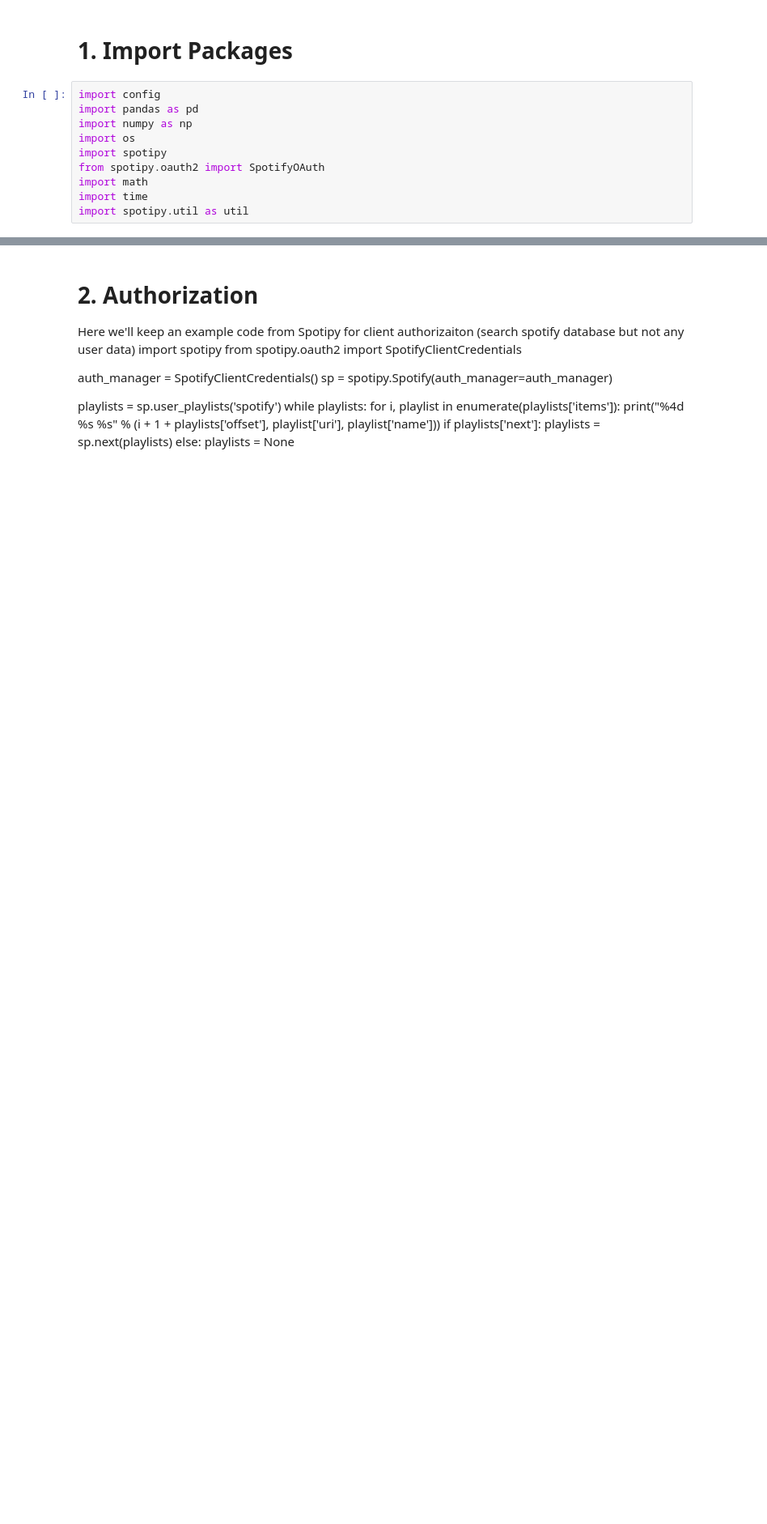
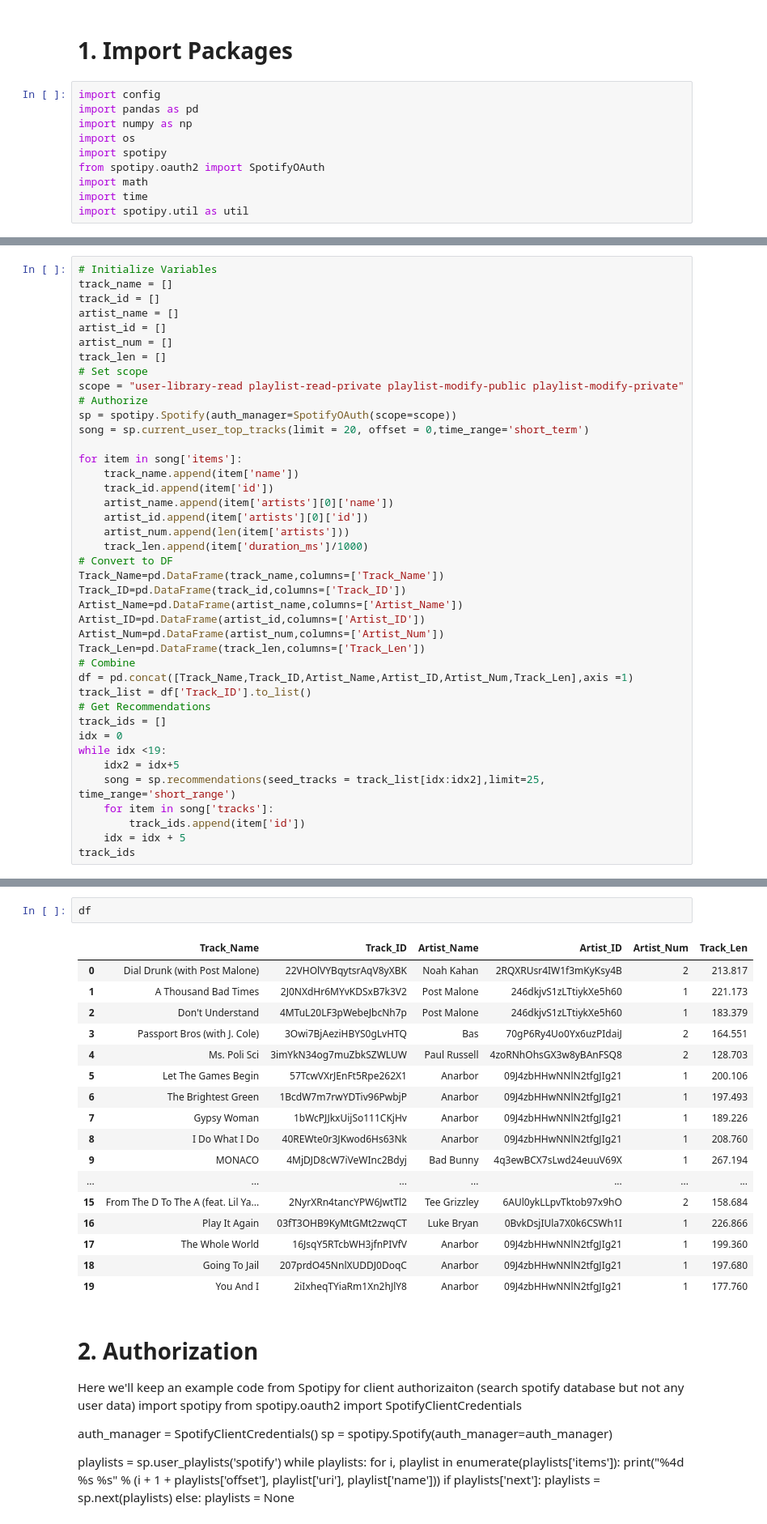
Before and after one commit to gossdante/spotify_repo, a Jupyter notebook: Spotify_Workbook.ipynb, the cells around one changed output, grey strips where cells are left out. Shown at 81% size. Cells and saved outputs as stored; diff of their text form; blank space fills up the shorter version.

```diff
--- a/Spotify_Workbook.ipynb
+++ b/Spotify_Workbook.ipynb
@@ -31,0 +129,41 @@ import spotipy.util as util
+# %%
+# Initialize Variables
+track_name = []
+track_id = []
+artist_name = []
+artist_id = []
+artist_num = []
+track_len = []
+# Set scope
+scope = "user-library-read playlist-read-private playlist-modify-public playlist-modify-private"
+# Authorize
+sp = spotipy.Spotify(auth_manager=SpotifyOAuth(scope=scope))
+song = sp.current_user_top_tracks(limit = 20, offset = 0,time_range='short_term')
+
+for item in song['items']:
+    track_name.append(item['name'])
+    track_id.append(item['id'])
+    artist_name.append(item['artists'][0]['name'])
+    artist_id.append(item['artists'][0]['id'])
+    artist_num.append(len(item['artists']))
+    track_len.append(item['duration_ms']/1000)
+# Convert to DF
+Track_Name=pd.DataFrame(track_name,columns=['Track_Name'])
+Track_ID=pd.DataFrame(track_id,columns=['Track_ID'])
+Artist_Name=pd.DataFrame(artist_name,columns=['Artist_Name'])
+Artist_ID=pd.DataFrame(artist_id,columns=['Artist_ID'])
+Artist_Num=pd.DataFrame(artist_num,columns=['Artist_Num'])
+Track_Len=pd.DataFrame(track_len,columns=['Track_Len'])
+# Combine
+df = pd.concat([Track_Name,Track_ID,Artist_Name,Artist_ID,Artist_Num,Track_Len],axis =1)
+track_list = df['Track_ID'].to_list()
+# Get Recommendations
+track_ids = []
+idx = 0
+while idx <19:
+    idx2 = idx+5
+    song = sp.recommendations(seed_tracks = track_list[idx:idx2],limit=25, time_range='short_range')
+    for item in song['tracks']:
+        track_ids.append(item['id'])
+    idx = idx + 5
+track_ids
@@ -32,3 +214,23 @@ import spotipy.util as util
+# %%
+df
+# %% [output]
+|  | Track_Name | Track_ID | Artist_Name | Artist_ID | Artist_Num | Track_Len |
+| 0 | Dial Drunk (with Post Malone) | 22VHOlVYBqytsrAqV8yXBK | Noah Kahan | 2RQXRUsr4IW1f3mKyKsy4B | 2 | 213.817 |
+| 1 | A Thousand Bad Times | 2J0NXdHr6MYvKDSxB7k3V2 | Post Malone | 246dkjvS1zLTtiykXe5h60 | 1 | 221.173 |
+| 2 | Don't Understand | 4MTuL20LF3pWebeJbcNh7p | Post Malone | 246dkjvS1zLTtiykXe5h60 | 1 | 183.379 |
+| 3 | Passport Bros (with J. Cole) | 3Owi7BjAeziHBYS0gLvHTQ | Bas | 70gP6Ry4Uo0Yx6uzPIdaiJ | 2 | 164.551 |
+| 4 | Ms. Poli Sci | 3imYkN34og7muZbkSZWLUW | Paul Russell | 4zoRNhOhsGX3w8yBAnFSQ8 | 2 | 128.703 |
+| 5 | Let The Games Begin | 57TcwVXrJEnFt5Rpe262X1 | Anarbor | 09J4zbHHwNNlN2tfgJIg21 | 1 | 200.106 |
+| 6 | The Brightest Green | 1BcdW7m7rwYDTiv96PwbjP | Anarbor | 09J4zbHHwNNlN2tfgJIg21 | 1 | 197.493 |
+| 7 | Gypsy Woman | 1bWcPJJkxUijSo111CKjHv | Anarbor | 09J4zbHHwNNlN2tfgJIg21 | 1 | 189.226 |
+| 8 | I Do What I Do | 40REWte0r3JKwod6Hs63Nk | Anarbor | 09J4zbHHwNNlN2tfgJIg21 | 1 | 208.760 |
+| 9 | MONACO | 4MjDJD8cW7iVeWInc2Bdyj | Bad Bunny | 4q3ewBCX7sLwd24euuV69X | 1 | 267.194 |
+| ... | ... | ... | ... | ... | ... | ... |
+| 15 | From The D To The A (feat. Lil Ya... | 2NyrXRn4tancYPW6JwtTl2 | Tee Grizzley | 6AUl0ykLLpvTktob97x9hO | 2 | 158.684 |
+| 16 | Play It Again | 03fT3OHB9KyMtGMt2zwqCT | Luke Bryan | 0BvkDsjIUla7X0k6CSWh1I | 1 | 226.866 |
+| 17 | The Whole World | 16JsqY5RTcbWH3jfnPIVfV | Anarbor | 09J4zbHHwNNlN2tfgJIg21 | 1 | 199.360 |
+| 18 | Going To Jail | 207prdO45NnlXUDDJ0DoqC | Anarbor | 09J4zbHHwNNlN2tfgJIg21 | 1 | 197.680 |
+| 19 | You And I | 2iIxheqTYiaRm1Xn2hJlY8 | Anarbor | 09J4zbHHwNNlN2tfgJIg21 | 1 | 177.760 |
 # %% [markdown]
 # 2. Authorization
 
```
Also changed, not shown: parts of 6 cells of this notebook, 2 other files.
